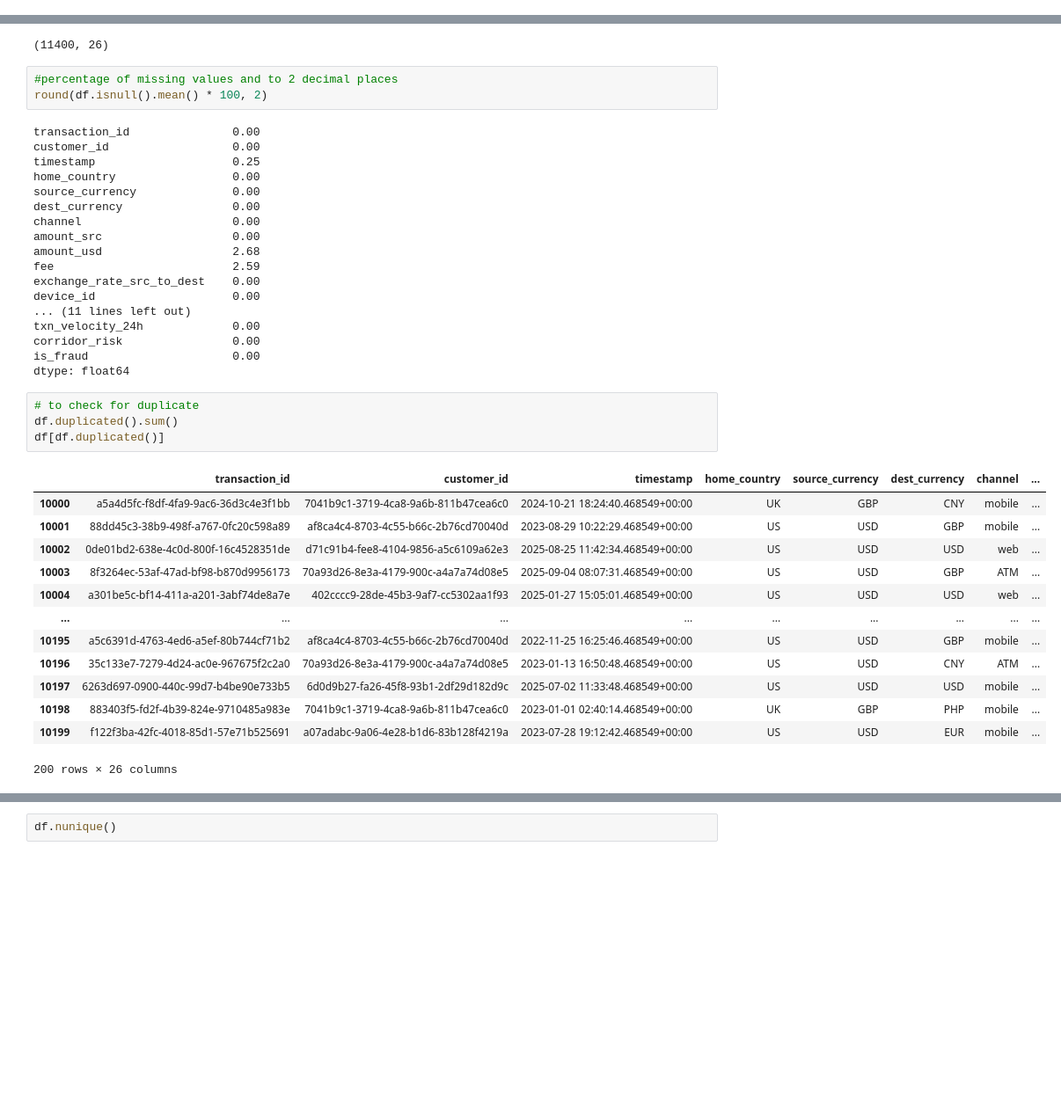
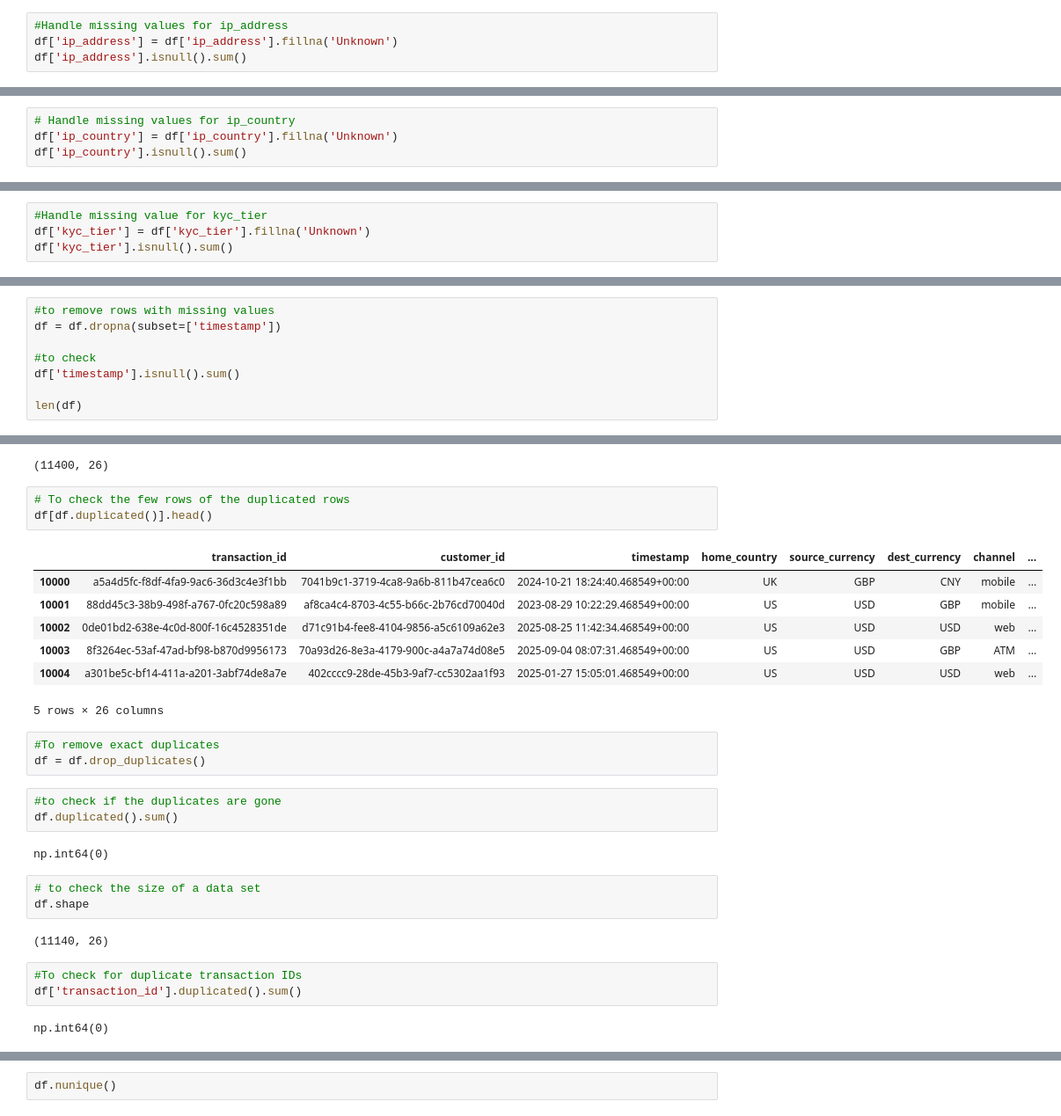
Before and after one commit to fattyabdulkarim/fraud-detection, a Jupyter notebook: Notebook/EDA.ipynb, the cells around one changed output, grey strips where cells are left out. Shown at 88% size. Saved outputs shown, nothing was run; the diff lists cells and outputs as text; blank space fills up the shorter version.

```diff
--- a/Notebook/EDA.ipynb
+++ b/Notebook/EDA.ipynb
@@ -17,0 +107,4 @@ df.head()
+# %%
+#Handle missing values for ip_address
+df['ip_address'] = df['ip_address'].fillna('Unknown')
+df['ip_address'].isnull().sum()
@@ -17,0 +113,4 @@ df.head()
+# %%
+# Handle missing values for ip_country
+df['ip_country'] = df['ip_country'].fillna('Unknown')
+df['ip_country'].isnull().sum()
@@ -17,0 +119,4 @@ df.head()
+# %%
+#Handle missing value for kyc_tier
+df['kyc_tier'] = df['kyc_tier'].fillna('Unknown')
+df['kyc_tier'].isnull().sum()
@@ -17,0 +146,8 @@ df.head()
+# %%
+#to remove rows with missing values
+df = df.dropna(subset=['timestamp'])
+
+#to check
+df['timestamp'].isnull().sum()
+
+len(df)
@@ -30,42 +185,32 @@ Index(['transaction_id', 'customer_id', 'timestamp', 'home_country',
 df.shape
 # %% [output]
 (11400, 26)
-# %%
-#percentage of missing values and to 2 decimal places
-round(df.isnull().mean() * 100, 2)
-# %% [output]
-transaction_id               0.00
-customer_id                  0.00
-timestamp                    0.25
-home_country                 0.00
-source_currency              0.00
-dest_currency                0.00
-channel                      0.00
-amount_src                   0.00
-amount_usd                   2.68
-fee                          2.59
-exchange_rate_src_to_dest    0.00
-device_id                    0.00
-... (11 lines left out)
-txn_velocity_24h             0.00
-corridor_risk                0.00
-is_fraud                     0.00
-dtype: float64
 # %%
-# to check for duplicate
-df.duplicated().sum()
-df[df.duplicated()]
+# To check the few rows of the duplicated rows
+df[df.duplicated()].head()
 # %% [output]
 |  | transaction_id | customer_id | timestamp | home_country | source_currency | dest_currency | channel | ... |
 | 10000 | a5a4d5fc-f8df-4fa9-9ac6-36d3c4e3f1bb | 7041b9c1-3719-4ca8-9a6b-811b47cea6c0 | 2024-10-21 18:24:40.468549+00:00 | UK | GBP | CNY | mobile | ... |
 | 10001 | 88dd45c3-38b9-498f-a767-0fc20c598a89 | af8ca4c4-8703-4c55-b66c-2b76cd70040d | 2023-08-29 10:22:29.468549+00:00 | US | USD | GBP | mobile | ... |
 | 10002 | 0de01bd2-638e-4c0d-800f-16c4528351de | d71c91b4-fee8-4104-9856-a5c6109a62e3 | 2025-08-25 11:42:34.468549+00:00 | US | USD | USD | web | ... |
 | 10003 | 8f3264ec-53af-47ad-bf98-b870d9956173 | 70a93d26-8e3a-4179-900c-a4a7a74d08e5 | 2025-09-04 08:07:31.468549+00:00 | US | USD | GBP | ATM | ... |
 | 10004 | a301be5c-bf14-411a-a201-3abf74de8a7e | 402cccc9-28de-45b3-9af7-cc5302aa1f93 | 2025-01-27 15:05:01.468549+00:00 | US | USD | USD | web | ... |
-| ... | ... | ... | ... | ... | ... | ... | ... | ... |
-| 10195 | a5c6391d-4763-4ed6-a5ef-80b744cf71b2 | af8ca4c4-8703-4c55-b66c-2b76cd70040d | 2022-11-25 16:25:46.468549+00:00 | US | USD | GBP | mobile | ... |
-| 10196 | 35c133e7-7279-4d24-ac0e-967675f2c2a0 | 70a93d26-8e3a-4179-900c-a4a7a74d08e5 | 2023-01-13 16:50:48.468549+00:00 | US | USD | CNY | ATM | ... |
-| 10197 | 6263d697-0900-440c-99d7-b4be90e733b5 | 6d0d9b27-fa26-45f8-93b1-2df29d182d9c | 2025-07-02 11:33:48.468549+00:00 | US | USD | USD | mobile | ... |
-| 10198 | 883403f5-fd2f-4b39-824e-9710485a983e | 7041b9c1-3719-4ca8-9a6b-811b47cea6c0 | 2023-01-01 02:40:14.468549+00:00 | UK | GBP | PHP | mobile | ... |
-| 10199 | f122f3ba-42fc-4018-85d1-57e71b525691 | a07adabc-9a06-4e28-b1d6-83b128f4219a | 2023-07-28 19:12:42.468549+00:00 | US | USD | EUR | mobile | ... |
-200 rows × 26 columns
+5 rows × 26 columns
+# %%
+#To remove exact duplicates
+df = df.drop_duplicates()
+# %%
+#to check if the duplicates are gone
+df.duplicated().sum()
+# %% [output]
+np.int64(0)
+# %%
+# to check the size of a data set
+df.shape
+# %% [output]
+(11140, 26)
+# %%
+#To check for duplicate transaction IDs
+df['transaction_id'].duplicated().sum()
+# %% [output]
+np.int64(0)
```
Also changed, not shown: parts of 41 cells of this notebook, 1 other file.
